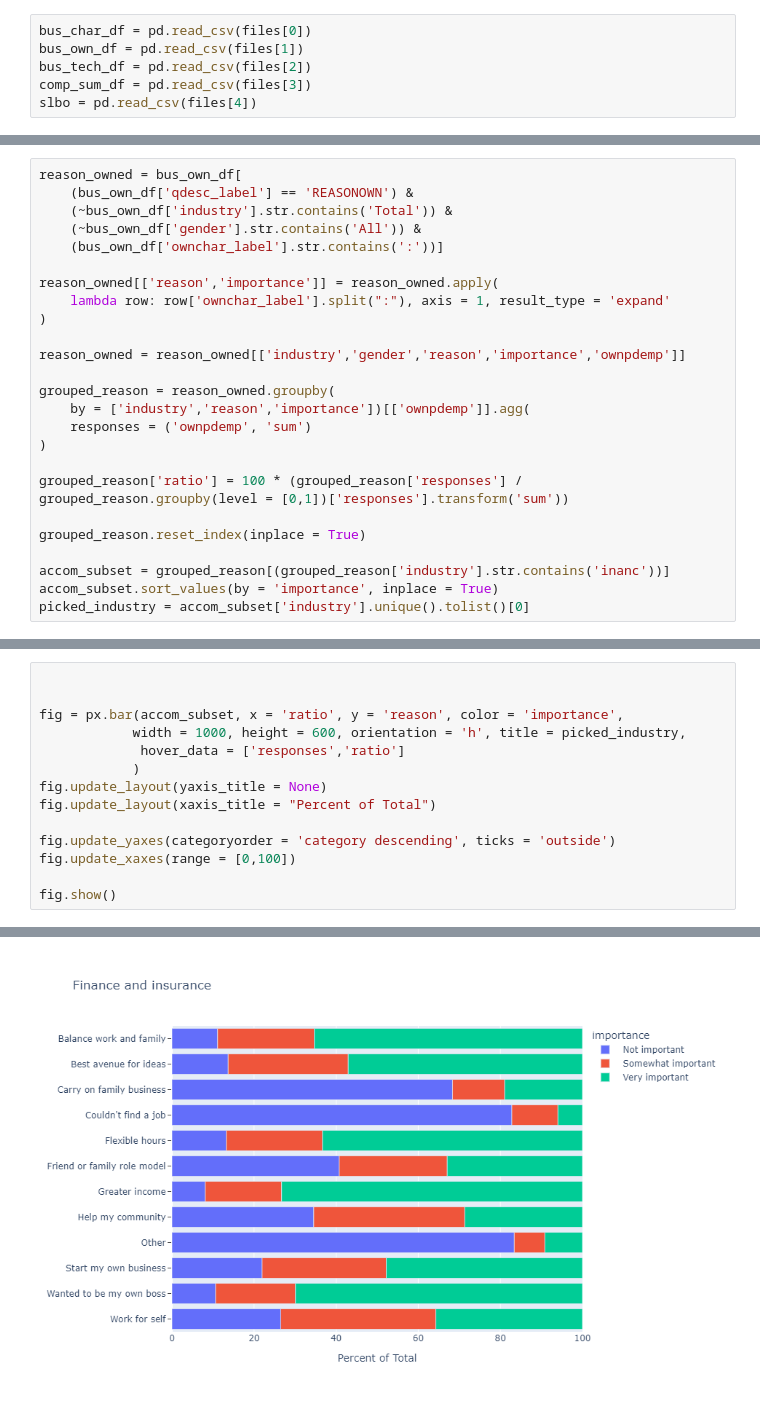
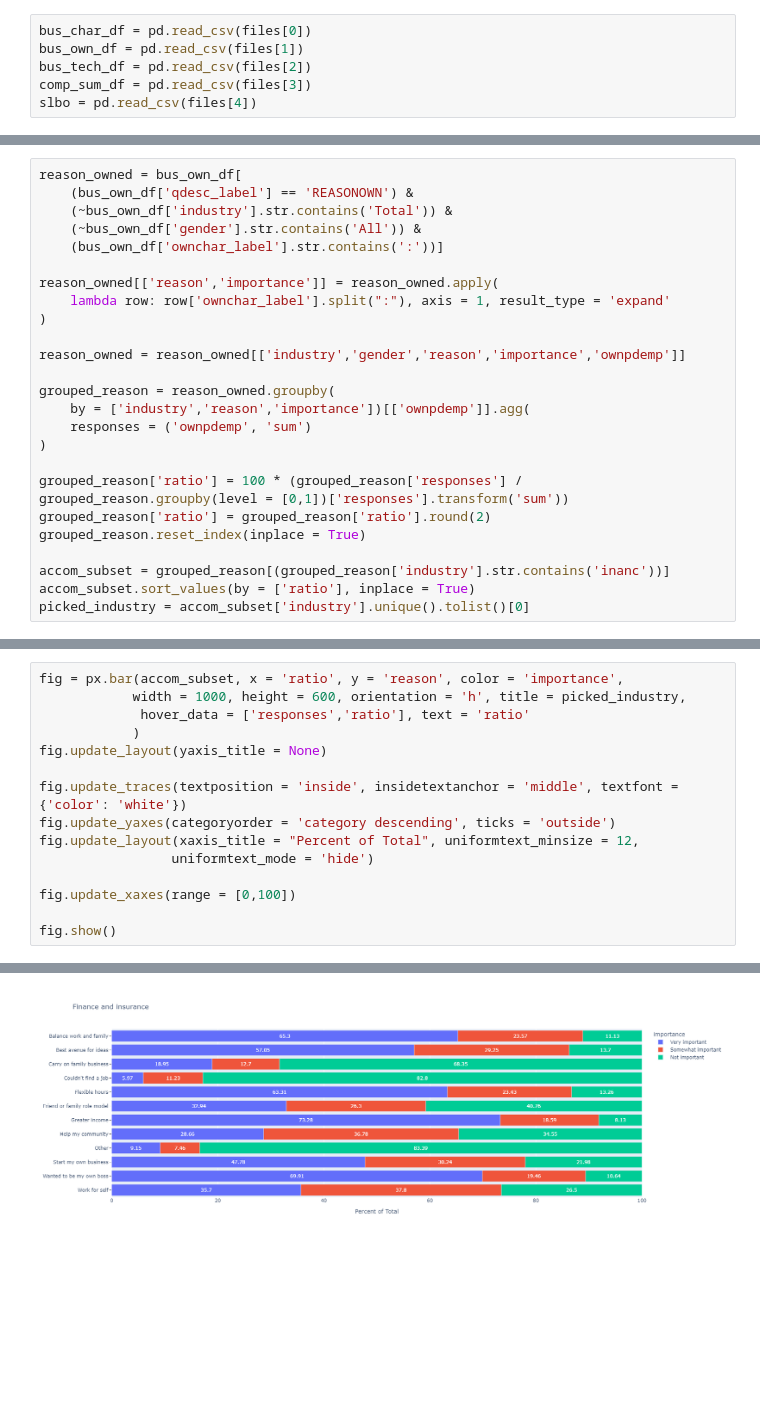
Before and after one commit to jedc4xer/abs_group_assessment, a Jupyter notebook: jeds_visualizations.ipynb, the cells around one changed output, grey strips where cells are left out. Saved outputs shown, nothing was run; the diff lists cells and outputs as text; blank space fills up the shorter version.

Commit message:
working on visuals

```diff
--- a/jeds_visualizations.ipynb
+++ b/jeds_visualizations.ipynb
@@ -110,9 +108,9 @@ grouped_reason = reason_owned.groupby(
 )
 
 grouped_reason['ratio'] = 100 * (grouped_reason['responses'] / grouped_reason.groupby(level = [0,1])['responses'].transform('sum'))
-
+grouped_reason['ratio'] = grouped_reason['ratio'].round(2)
 grouped_reason.reset_index(inplace = True)
 
 accom_subset = grouped_reason[(grouped_reason['industry'].str.contains('inanc'))]
-accom_subset.sort_values(by = 'importance', inplace = True)
+accom_subset.sort_values(by = ['ratio'], inplace = True)
 picked_industry = accom_subset['industry'].unique().tolist()[0]
@@ -129,14 +117,15 @@ See the caveats in the documentation: https://pandas.pydata.org/pandas-docs/stab
 # %%
-
-
 fig = px.bar(accom_subset, x = 'ratio', y = 'reason', color = 'importance',
             width = 1000, height = 600, orientation = 'h', title = picked_industry,
-             hover_data = ['responses','ratio']
+             hover_data = ['responses','ratio'], text = 'ratio'
             )
 fig.update_layout(yaxis_title = None)
-fig.update_layout(xaxis_title = "Percent of Total")
 
+fig.update_traces(textposition = 'inside', insidetextanchor = 'middle', textfont = {'color': 'white'})
 fig.update_yaxes(categoryorder = 'category descending', ticks = 'outside')
+fig.update_layout(xaxis_title = "Percent of Total", uniformtext_minsize = 12,
+                 uniformtext_mode = 'hide')
+
 fig.update_xaxes(range = [0,100])
 
 fig.show()
@@ -145 +133 @@ fig.show()
-[figure, old version]
+[figure, new version]
```
Also changed, not shown: parts of 4 cells of this notebook.
